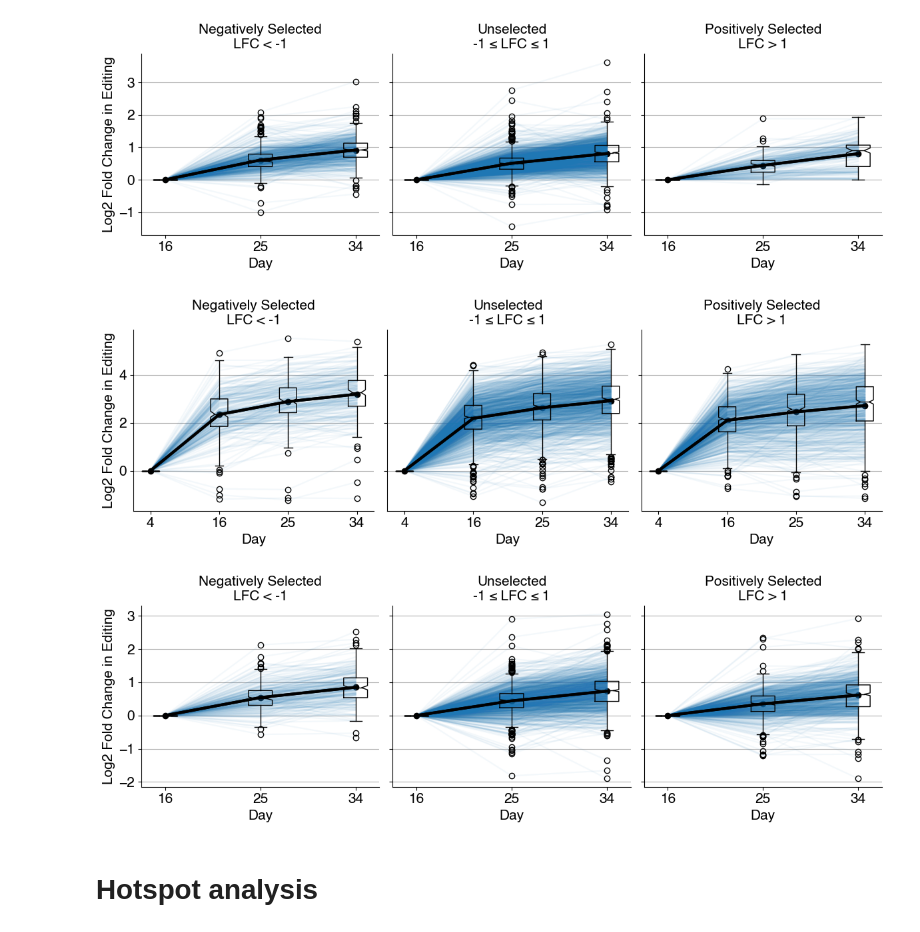
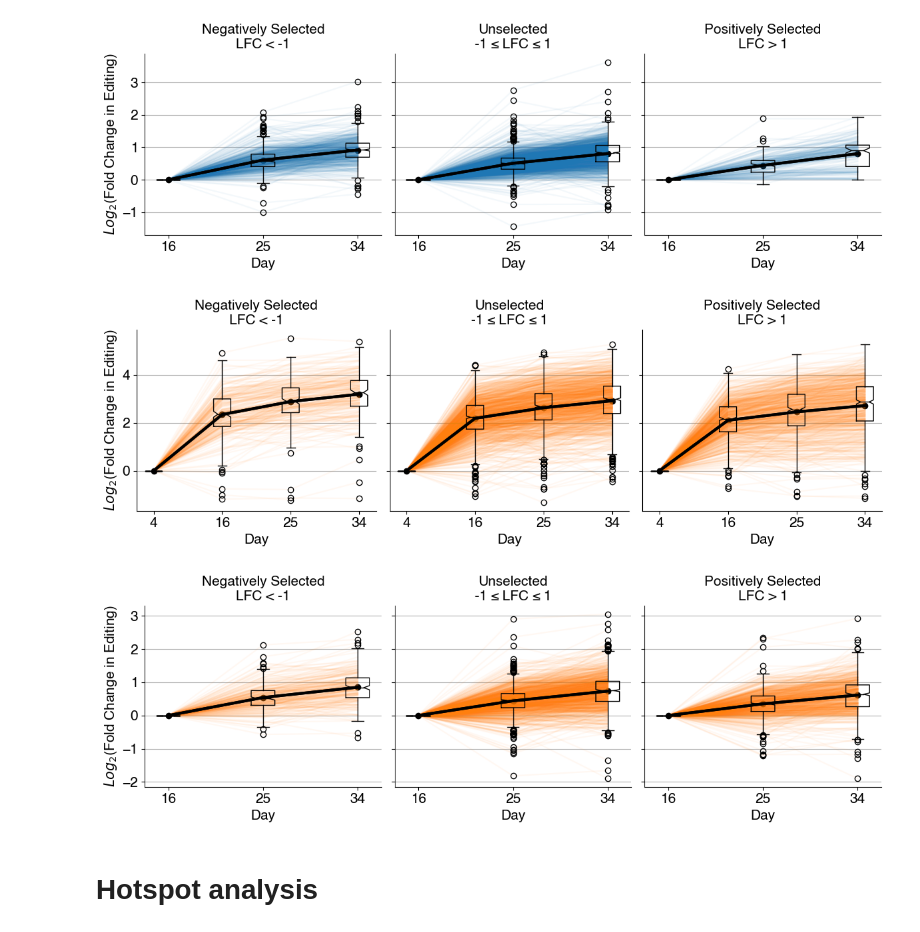
Before and after one commit to samgould2/p53-prime-editing-sensor, a Jupyter notebook: revision_analysis.ipynb, the cells around one changed output. Drawn from its saved outputs; the diff is of its cells as text; code cells hidden in the pictures.

```diff
--- a/revision_analysis.ipynb
+++ b/revision_analysis.ipynb
@@ -424,7 +424,7 @@ for i, stacked in enumerate([low_stacked, mid_stacked, high_stacked]):
     ax[i].set_xticks(x);
     ax[i].spines[['right', 'top']].set_visible(False)
     ax[i].tick_params(axis='both', which='major', labelsize=15)
-    ax[0].set_ylabel('Log2 Fold Change in Editing', fontsize=15)
+    ax[0].set_ylabel('$Log_{2}$(Fold Change in Editing)', fontsize=15)
     ax[i].set_xlabel('Day', fontsize=15)
     ax[i].set_title(titles[i], fontsize=15)
     ax[i].grid(axis='y')
@@ -467,7 +467,7 @@ for i, stacked in enumerate([low_stacked, mid_stacked, high_stacked]):
     ax[i].set_xticks(x);
     ax[i].spines[['right', 'top']].set_visible(False)
     ax[i].tick_params(axis='both', which='major', labelsize=15)
-    ax[0].set_ylabel('Log2 Fold Change in Editing', fontsize=15)
+    ax[0].set_ylabel('$Log_{2}$(Fold Change in Editing)', fontsize=15)
     ax[i].set_xlabel('Day', fontsize=15)
     ax[i].set_title(titles[i], fontsize=15)
     ax[i].grid(axis='y')
@@ -510,38 +510,38 @@ for i, stacked in enumerate([low_stacked, mid_stacked, high_stacked]):
     stacked_norm = np.log2(stacked_norm)
 
     for ii in stacked_norm:
-        ax[i].plot(x, ii, color='tab:blue', alpha=0.05)
+        ax[i].plot(x, ii, color='tab:orange', alpha=0.05)
         #ax[i].scatter(x, ii, color='tab:blue', alpha=0.05)
 
     normed = [np.log2(i) for i in normed]
 
     medianprops = dict(color='black')
     ax[i].boxplot(normed, positions=x, notch=True, medianprops=medianprops);
 
     ax[i].plot(x, np.average(stacked_norm, axis=0), color='black', alpha=1, linewidth=3)
     ax[i].scatter(x, np.average(stacked_norm, axis=0), color='black')
 
     y1 = np.average(stacked_norm, axis=0) - np.std(stacked_norm, axis=0)
     y2 = np.average(stacked_norm, axis=0) + np.std(stacked_norm, axis=0)
     ax[i].plot(x, np.average(stacked_norm, axis=0), color='black', alpha=1, linewidth=3)
 
     #ax[i].fill_between(x, y1, y2, alpha=.5, color='black')
 
     #ax[i].fill_between(x, y1, y2, alpha=.5, color='black')
 
     ax[i].set_xticks(x);
     ax[i].spines[['right', 'top']].set_visible(False)
     ax[i].tick_params(axis='both', which='major', labelsize=15)
-    ax[0].set_ylabel('Log2 Fold Change in Editing', fontsize=15)
+    ax[0].set_ylabel('$Log_{2}$(Fold Change in Editing)', fontsize=15)
     ax[i].set_xlabel('Day', fontsize=15)
     ax[i].set_title(titles[i], fontsize=15)
     ax[i].grid(axis='y')
     ax[i].set_xticklabels(x_ticklabels)
 
 
 fig.tight_layout()
 # %% [output]
-[figure, old version]
+[figure, new version]
 # %%
 x = [0,2,4]
 x_ticklabels = [16,25,34]
@@ -556,7 +556,7 @@ for i, stacked in enumerate([low_stacked, mid_stacked, high_stacked]):
     stacked_norm = np.log2(stacked_norm)
 
     for ii in stacked_norm:
-        ax[i].plot(x, ii, color='tab:blue', alpha=0.05)
+        ax[i].plot(x, ii, color='tab:orange', alpha=0.05)
         #ax[i].scatter(x, ii, color='tab:blue', alpha=0.1)
 
     normed = [np.log2(i) for i in normed]
@@ -575,7 +575,7 @@ for i, stacked in enumerate([low_stacked, mid_stacked, high_stacked]):
     ax[i].set_xticks(x);
     ax[i].spines[['right', 'top']].set_visible(False)
     ax[i].tick_params(axis='both', which='major', labelsize=15)
-    ax[0].set_ylabel('Log2 Fold Change in Editing', fontsize=15)
+    ax[0].set_ylabel('$Log_{2}$(Fold Change in Editing)', fontsize=15)
     ax[i].set_xlabel('Day', fontsize=15)
     ax[i].set_title(titles[i], fontsize=15)
     ax[i].grid(axis='y')
@@ -584,7 +584,7 @@ for i, stacked in enumerate([low_stacked, mid_stacked, high_stacked]):
 
 fig.tight_layout()
 # %% [output]
-[figure, old version]
+[figure, new version]
 # %% [markdown]
 # Hotspot analysis
 # %%
```
Also changed, not shown: parts of 10 cells of this notebook, 1 other file.
